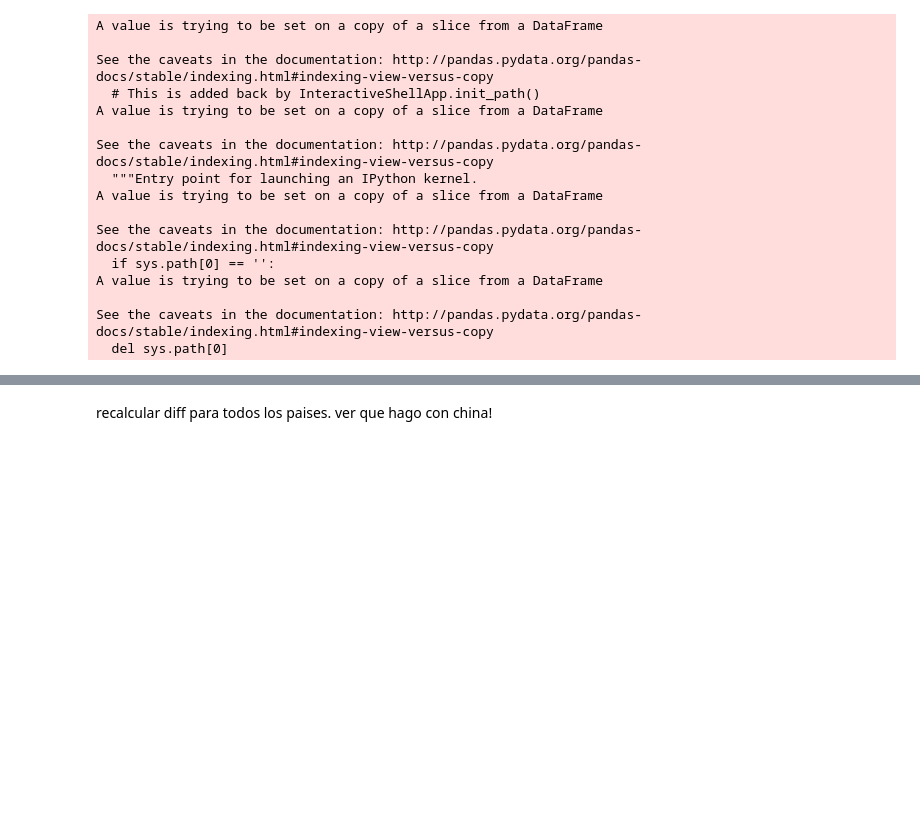
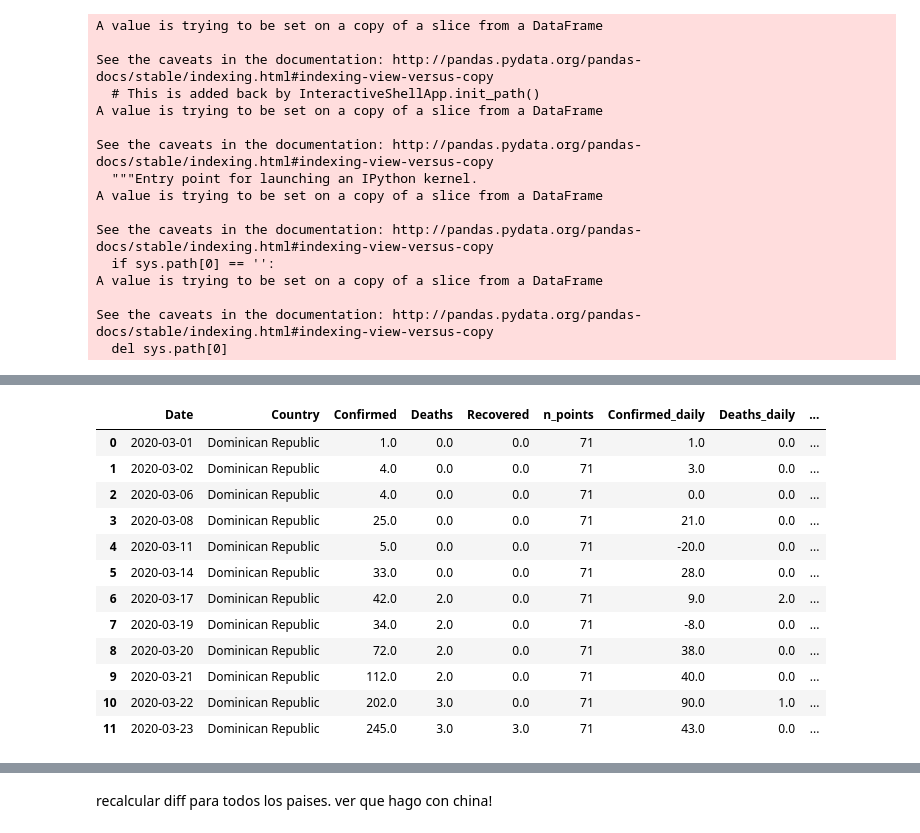
Before and after one commit to cnegrelli/COVID_19, a Jupyter notebook: csse_covid_19_data/csse_covid_19_daily_reports/COVID-19.ipynb, the cells around one changed output, grey strips where cells are left out. Drawn from its saved outputs; the diff is of its cells as text; code cells hidden in the pictures; blank space fills up the shorter version.

```diff
--- a/csse_covid_19_data/csse_covid_19_daily_reports/COVID-19.ipynb
+++ b/csse_covid_19_data/csse_covid_19_daily_reports/COVID-19.ipynb
@@ -1742,0 +1762,2 @@ See the caveats in the documentation: http://pandas.pydata.org/pandas-docs/stabl
+# %%
+d['Denmark'] = clean_row(d['Denmark'],[2,5,9])
@@ -1742,0 +1787,2 @@ See the caveats in the documentation: http://pandas.pydata.org/pandas-docs/stabl
+# %%
+d['Djibouti'] = clean_row(d['Djibouti'],[1])
@@ -1742,0 +1801,16 @@ See the caveats in the documentation: http://pandas.pydata.org/pandas-docs/stabl
+# %%
+d['Dominican Republic'].head(12)
+# %% [output]
+|  | Date | Country | Confirmed | Deaths | Recovered | n_points | Confirmed_daily | Deaths_daily | ... |
+| 0 | 2020-03-01 | Dominican Republic | 1.0 | 0.0 | 0.0 | 71 | 1.0 | 0.0 | ... |
+| 1 | 2020-03-02 | Dominican Republic | 4.0 | 0.0 | 0.0 | 71 | 3.0 | 0.0 | ... |
+| 2 | 2020-03-06 | Dominican Republic | 4.0 | 0.0 | 0.0 | 71 | 0.0 | 0.0 | ... |
+| 3 | 2020-03-08 | Dominican Republic | 25.0 | 0.0 | 0.0 | 71 | 21.0 | 0.0 | ... |
+| 4 | 2020-03-11 | Dominican Republic | 5.0 | 0.0 | 0.0 | 71 | -20.0 | 0.0 | ... |
+| 5 | 2020-03-14 | Dominican Republic | 33.0 | 0.0 | 0.0 | 71 | 28.0 | 0.0 | ... |
+| 6 | 2020-03-17 | Dominican Republic | 42.0 | 2.0 | 0.0 | 71 | 9.0 | 2.0 | ... |
+| 7 | 2020-03-19 | Dominican Republic | 34.0 | 2.0 | 0.0 | 71 | -8.0 | 0.0 | ... |
+| 8 | 2020-03-20 | Dominican Republic | 72.0 | 2.0 | 0.0 | 71 | 38.0 | 0.0 | ... |
+| 9 | 2020-03-21 | Dominican Republic | 112.0 | 2.0 | 0.0 | 71 | 40.0 | 0.0 | ... |
+| 10 | 2020-03-22 | Dominican Republic | 202.0 | 3.0 | 0.0 | 71 | 90.0 | 1.0 | ... |
+| 11 | 2020-03-23 | Dominican Republic | 245.0 | 3.0 | 3.0 | 71 | 43.0 | 0.0 | ... |
```
Also changed, not shown: parts of 5 cells of this notebook.
